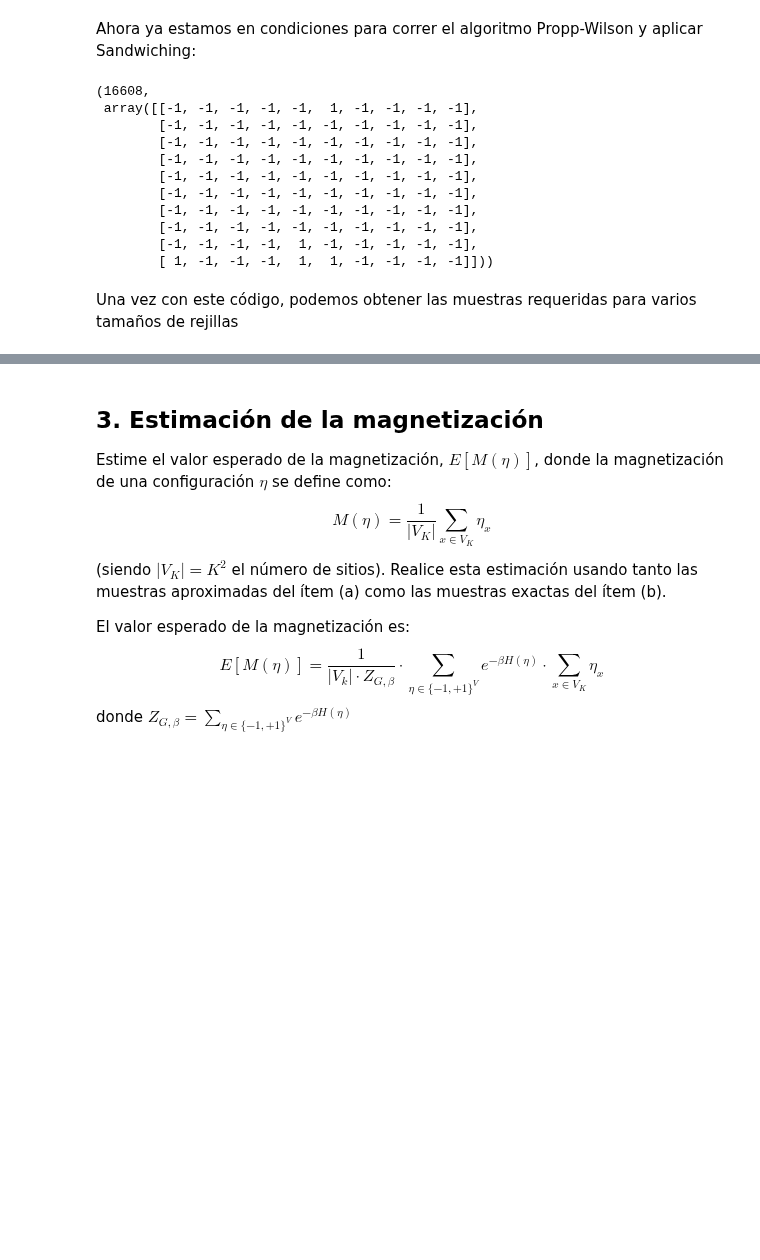
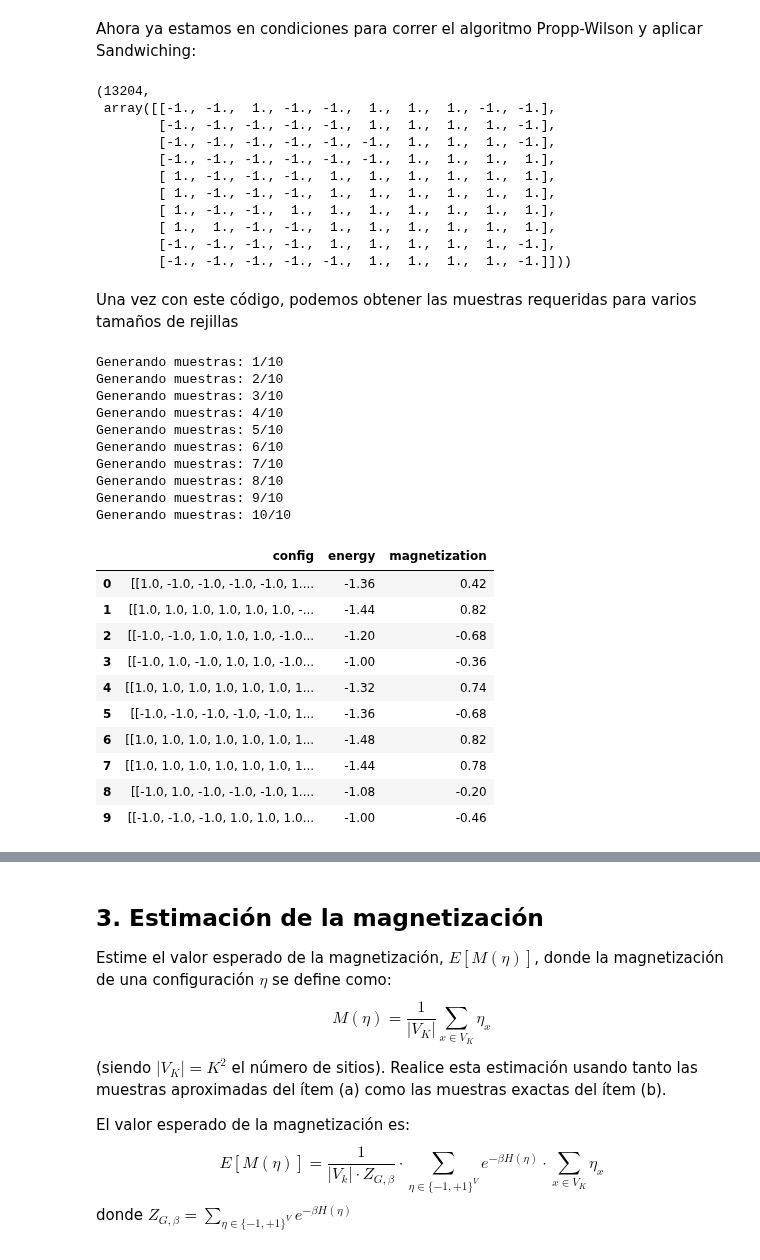
Before and after one commit to Unbo10/Markov, a Jupyter notebook: Homework_3.ipynb, the cells around one changed output, grey strips where cells are left out. Drawn from its saved outputs; the diff is of its cells as text; code cells hidden in the pictures; blank space fills up the shorter version.

```diff
--- a/Homework_3.ipynb
+++ b/Homework_3.ipynb
@@ -510,12 +542,15 @@ class MinimalConfiguration(Configuration):
 # %% [markdown]
 Ahora ya estamos en condiciones para correr el algoritmo Propp-Wilson y aplicar Sandwiching:
 # %%
+@numba.jit(nopython=True)
 def propp_wilson_sandwiching(beta, dimension):
     N_j_minus_1 = 0
     N_j = 1
     random_list = RandomLists()
-    max_config = MaximalConfiguration(beta, dimension)
-    min_config = MinimalConfiguration(beta, dimension)
+    max_config: Configuration = Configuration(beta, dimension)
+    max_config.set_maximal()
+    min_config: Configuration = Configuration(beta, dimension)
+    min_config.set_minimal()
 
     #Vamos a correr hasta hallar el N_j tal que ambas cadenas X^{top}_{-N_j} y X^{bottom}_{-N_j} coalescan
     while True:
@@ -530,22 +565,24 @@ def propp_wilson_sandwiching(beta, dimension):
         #En N_j - N_j_minus_1 iteraciones no coalescieron, duplicamos N_j
         N_j_minus_1 = N_j
         N_j *= 2
-        max_config = MaximalConfiguration(beta, dimension)
-        min_config = MinimalConfiguration(beta, dimension)
+        max_config = Configuration(beta, dimension)
+        max_config.set_maximal()
+        min_config = Configuration(beta, dimension)
+        min_config.set_minimal()
 
 propp_wilson_sandwiching(beta=0.4, dimension=10)
 # %% [output]
-(16608,
- array([[-1, -1, -1, -1, -1,  1, -1, -1, -1, -1],
-        [-1, -1, -1, -1, -1, -1, -1, -1, -1, -1],
-        [-1, -1, -1, -1, -1, -1, -1, -1, -1, -1],
-        [-1, -1, -1, -1, -1, -1, -1, -1, -1, -1],
-        [-1, -1, -1, -1, -1, -1, -1, -1, -1, -1],
-        [-1, -1, -1, -1, -1, -1, -1, -1, -1, -1],
-        [-1, -1, -1, -1, -1, -1, -1, -1, -1, -1],
-        [-1, -1, -1, -1, -1, -1, -1, -1, -1, -1],
-        [-1, -1, -1, -1,  1, -1, -1, -1, -1, -1],
-        [ 1, -1, -1, -1,  1,  1, -1, -1, -1, -1]]))
+(13204,
+ array([[-1., -1.,  1., -1., -1.,  1.,  1.,  1., -1., -1.],
+        [-1., -1., -1., -1., -1.,  1.,  1.,  1.,  1., -1.],
+        [-1., -1., -1., -1., -1., -1.,  1.,  1.,  1., -1.],
+        [-1., -1., -1., -1., -1., -1.,  1.,  1.,  1.,  1.],
+        [ 1., -1., -1., -1.,  1.,  1.,  1.,  1.,  1.,  1.],
+        [ 1., -1., -1., -1.,  1.,  1.,  1.,  1.,  1.,  1.],
+        [ 1., -1., -1.,  1.,  1.,  1.,  1.,  1.,  1.,  1.],
+        [ 1.,  1., -1., -1.,  1.,  1.,  1.,  1.,  1.,  1.],
+        [-1., -1., -1., -1.,  1.,  1.,  1.,  1.,  1., -1.],
+        [-1., -1., -1., -1., -1.,  1.,  1.,  1.,  1., -1.]]))
 # %% [markdown]
 Una vez con este código, podemos obtener las muestras requeridas para varios tamaños de rejillas
 # %%
@@ -585,15 +622,18 @@ def get_samples_pw(beta: float, dimension: int, m_and_e_calc: bool = True, file_
         additional columns containing the energy and magnetization
         of each configuration.
     """
-    data_list: list[np.ndarray] = []
-    with tqdm(total=n_samples, desc="Generando muestras usando Propp-Wilson") as pbar:
-        for _ in range(n_samples):
-            N, config = propp_wilson_sandwiching(beta, dimension)
-            if m_and_e_calc:
-                data_list.append([config, calc_energy(config, dimension), calc_magnetization(config, dimension)])
-            else:
-                data_list.append(config)
-            pbar.update(1)
+    # float_matrix = types.Array(float64, 2, "A")
+    # triplet_type = types.Tuple(float_matrix, float64, float64)
+    data_list = []
+    # with tqdm(total=n_samples, desc="Generando muestras usando Propp-Wilson") as pbar:
+    for i in range(n_samples):
+        N, config = propp_wilson_sandwiching(beta, dimension)
+        if m_and_e_calc:
+            data_list.append([config, calc_energy(config, dimension), calc_magnetization(config, dimension)])
+        else:
+            data_list.append(config)
+        # pbar.update(1)
+        print(f"\rGenerando muestras: {i+1}/{n_samples}")
 
     columns: list[str] = ['config', 'energy', 'magnetization'] if m_and_e_calc else ['config']
     data_df: pd.DataFrame = pd.DataFrame(data_list, columns = columns)
@@ -602,6 +642,30 @@ def get_samples_pw(beta: float, dimension: int, m_and_e_calc: bool = True, file_
         data_df.to_csv(f"H3/results/{file_path}")
 
     return data_df
+# %%
+get_samples_pw(beta=0.4, dimension=10, n_samples=10)
+# %% [output]
+Generando muestras: 1/10
+Generando muestras: 2/10
+Generando muestras: 3/10
+Generando muestras: 4/10
+Generando muestras: 5/10
+Generando muestras: 6/10
+Generando muestras: 7/10
+Generando muestras: 8/10
+Generando muestras: 9/10
+Generando muestras: 10/10
+|  | config | energy | magnetization |
+| 0 | [[1.0, -1.0, -1.0, -1.0, -1.0, 1.... | -1.36 | 0.42 |
+| 1 | [[1.0, 1.0, 1.0, 1.0, 1.0, 1.0, -... | -1.44 | 0.82 |
+| 2 | [[-1.0, -1.0, 1.0, 1.0, 1.0, -1.0... | -1.20 | -0.68 |
+| 3 | [[-1.0, 1.0, -1.0, 1.0, 1.0, -1.0... | -1.00 | -0.36 |
+| 4 | [[1.0, 1.0, 1.0, 1.0, 1.0, 1.0, 1... | -1.32 | 0.74 |
+| 5 | [[-1.0, -1.0, -1.0, -1.0, -1.0, 1... | -1.36 | -0.68 |
+| 6 | [[1.0, 1.0, 1.0, 1.0, 1.0, 1.0, 1... | -1.48 | 0.82 |
+| 7 | [[1.0, 1.0, 1.0, 1.0, 1.0, 1.0, 1... | -1.44 | 0.78 |
+| 8 | [[-1.0, 1.0, -1.0, -1.0, -1.0, 1.... | -1.08 | -0.20 |
+| 9 | [[-1.0, -1.0, -1.0, 1.0, 1.0, 1.0... | -1.00 | -0.46 |
 # %%
 for dim in [10, 15, 20]:
     df = get_samples_pw(beta=0.4, dimension=dim, n_samples=100, file_path='test.csv')
```
Also changed, not shown: parts of 8 cells of this notebook, 14 other files.
